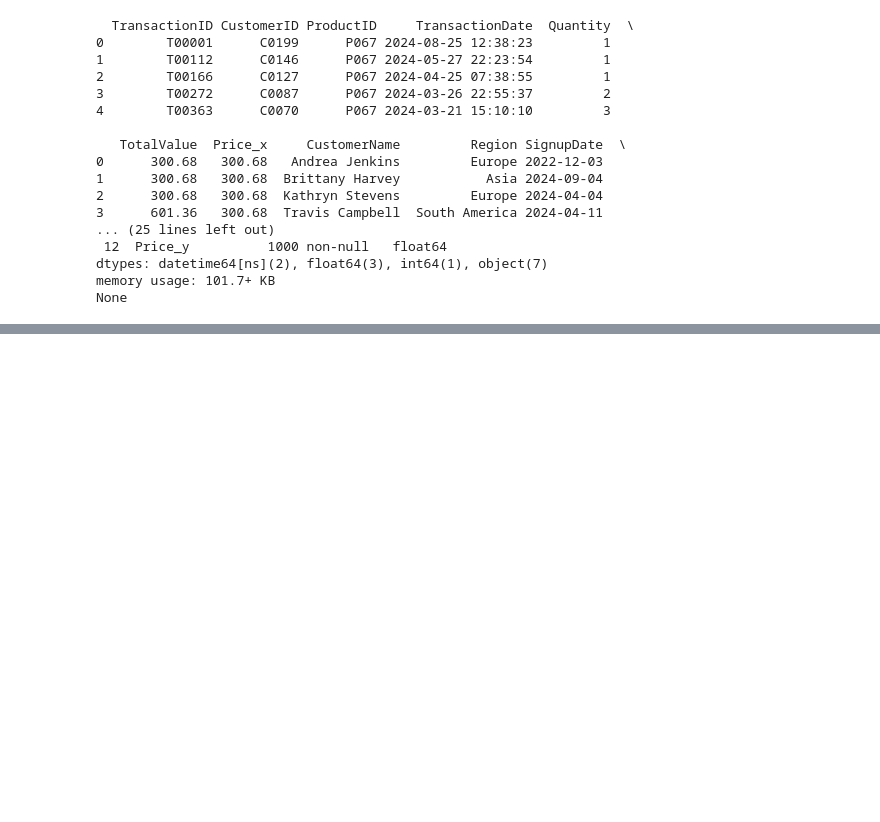
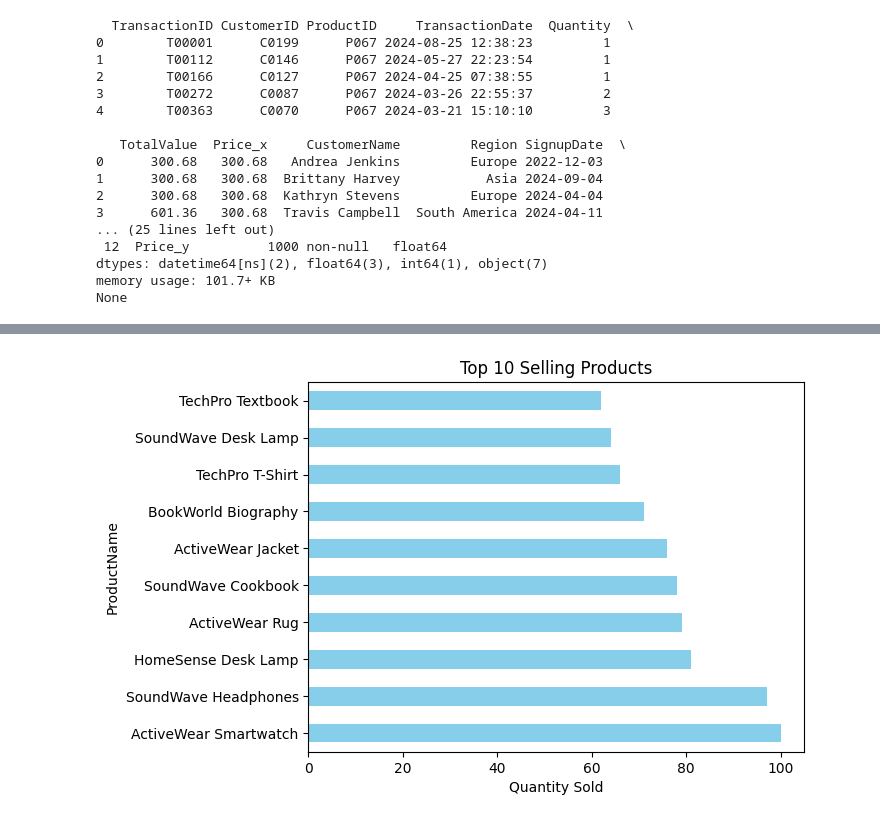
Before and after one commit to ragavkish/e-com_transaction, a Jupyter notebook: Ragavkishore_DM_EDA.ipynb, the cells around one changed output, grey strips where cells are left out. Saved outputs shown, nothing was run; the diff lists cells and outputs as text; code cells hidden in the pictures; blank space fills up the shorter version.

```diff
--- a/Ragavkishore_DM_EDA.ipynb
+++ b/Ragavkishore_DM_EDA.ipynb
@@ -168,0 +182,8 @@ None
+# %%
+top_products = merged_df.groupby('ProductName')['Quantity'].sum().nlargest(10)
+top_products.plot(kind='barh', color='skyblue')
+plt.title('Top 10 Selling Products')
+plt.xlabel('Quantity Sold')
+plt.show()
+# %% [output]
+[figure, added]
```
Also changed, not shown: parts of 4 cells of this notebook.
